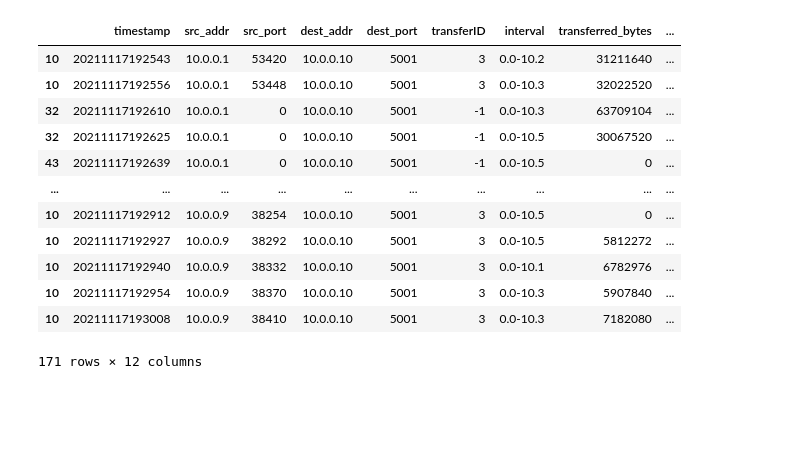
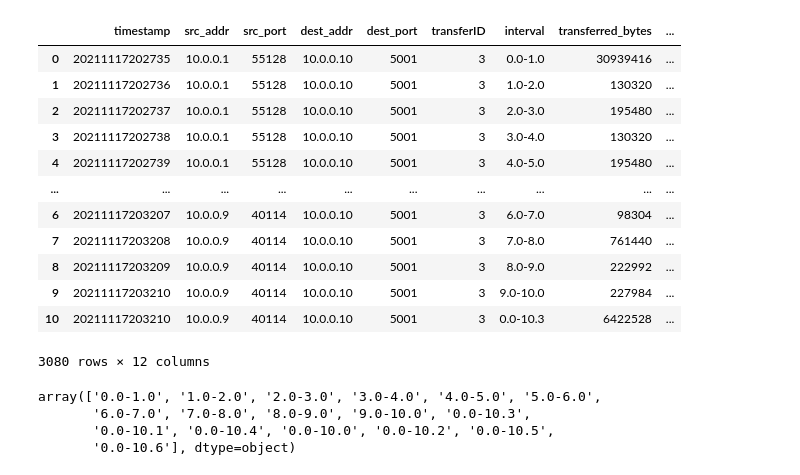
Before and after one commit to ragulbalaji/50.012Networks, a Jupyter notebook: project/experiments/analysis/analysis_17nov.ipynb, the cells around one changed output. Cells and saved outputs as stored; diff of their text form; code cells hidden in the pictures; blank space fills up the shorter version.

```diff
--- a/project/experiments/analysis/analysis_17nov.ipynb
+++ b/project/experiments/analysis/analysis_17nov.ipynb
@@ -12,27 +12,34 @@ iperf_header = ['timestamp','src_addr','src_port','dest_addr','dest_port','trans
 # %%
 dfall = []
 for host in hostnames:
     for atkr_para_conn in atkr_para_conns:
         for tpt_algo in transport_algos:
             dfi = pd.read_csv(f'{basedir}/{tpt_algo}/{atkr_para_conn}conn/iperf_{host}.csv', names=iperf_header)
             dfi['host'] = host
             dfi['transport'] = tpt_algo
             dfi['atkr_para_conn'] = atkr_para_conn
-            dfall.append(dfi.tail(1))
+            dfall.append(dfi)
 
 dfbigboi = pd.concat(dfall)
 dfbigboi
 # %% [output]
 |  | timestamp | src_addr | src_port | dest_addr | dest_port | transferID | interval | transferred_bytes | ... |
-| 10 | 20211117192543 | 10.0.0.1 | 53420 | 10.0.0.10 | 5001 | 3 | 0.0-10.2 | 31211640 | ... |
-| 10 | 20211117192556 | 10.0.0.1 | 53448 | 10.0.0.10 | 5001 | 3 | 0.0-10.3 | 32022520 | ... |
-| 32 | 20211117192610 | 10.0.0.1 | 0 | 10.0.0.10 | 5001 | -1 | 0.0-10.3 | 63709104 | ... |
-| 32 | 20211117192625 | 10.0.0.1 | 0 | 10.0.0.10 | 5001 | -1 | 0.0-10.5 | 30067520 | ... |
-| 43 | 20211117192639 | 10.0.0.1 | 0 | 10.0.0.10 | 5001 | -1 | 0.0-10.5 | 0 | ... |
+| 0 | 20211117202735 | 10.0.0.1 | 55128 | 10.0.0.10 | 5001 | 3 | 0.0-1.0 | 30939416 | ... |
+| 1 | 20211117202736 | 10.0.0.1 | 55128 | 10.0.0.10 | 5001 | 3 | 1.0-2.0 | 130320 | ... |
+| 2 | 20211117202737 | 10.0.0.1 | 55128 | 10.0.0.10 | 5001 | 3 | 2.0-3.0 | 195480 | ... |
+| 3 | 20211117202738 | 10.0.0.1 | 55128 | 10.0.0.10 | 5001 | 3 | 3.0-4.0 | 130320 | ... |
+| 4 | 20211117202739 | 10.0.0.1 | 55128 | 10.0.0.10 | 5001 | 3 | 4.0-5.0 | 195480 | ... |
 | ... | ... | ... | ... | ... | ... | ... | ... | ... | ... |
-| 10 | 20211117192912 | 10.0.0.9 | 38254 | 10.0.0.10 | 5001 | 3 | 0.0-10.5 | 0 | ... |
-| 10 | 20211117192927 | 10.0.0.9 | 38292 | 10.0.0.10 | 5001 | 3 | 0.0-10.5 | 5812272 | ... |
-| 10 | 20211117192940 | 10.0.0.9 | 38332 | 10.0.0.10 | 5001 | 3 | 0.0-10.1 | 6782976 | ... |
-| 10 | 20211117192954 | 10.0.0.9 | 38370 | 10.0.0.10 | 5001 | 3 | 0.0-10.3 | 5907840 | ... |
-| 10 | 20211117193008 | 10.0.0.9 | 38410 | 10.0.0.10 | 5001 | 3 | 0.0-10.3 | 7182080 | ... |
+| 6 | 20211117203207 | 10.0.0.9 | 40114 | 10.0.0.10 | 5001 | 3 | 6.0-7.0 | 98304 | ... |
+| 7 | 20211117203208 | 10.0.0.9 | 40114 | 10.0.0.10 | 5001 | 3 | 7.0-8.0 | 761440 | ... |
+| 8 | 20211117203209 | 10.0.0.9 | 40114 | 10.0.0.10 | 5001 | 3 | 8.0-9.0 | 222992 | ... |
+| 9 | 20211117203210 | 10.0.0.9 | 40114 | 10.0.0.10 | 5001 | 3 | 9.0-10.0 | 227984 | ... |
+| 10 | 20211117203210 | 10.0.0.9 | 40114 | 10.0.0.10 | 5001 | 3 | 0.0-10.3 | 6422528 | ... |
-171 rows × 12 columns
+3080 rows × 12 columns
+# %%
+dfbigboi['interval'].unique()
+# %% [output]
+array(['0.0-1.0', '1.0-2.0', '2.0-3.0', '3.0-4.0', '4.0-5.0', '5.0-6.0',
+       '6.0-7.0', '7.0-8.0', '8.0-9.0', '9.0-10.0', '0.0-10.3',
+       '0.0-10.1', '0.0-10.4', '0.0-10.0', '0.0-10.2', '0.0-10.5',
+       '0.0-10.6'], dtype=object)
```
Also changed, not shown: parts of 3 cells of this notebook, 7 other files.
